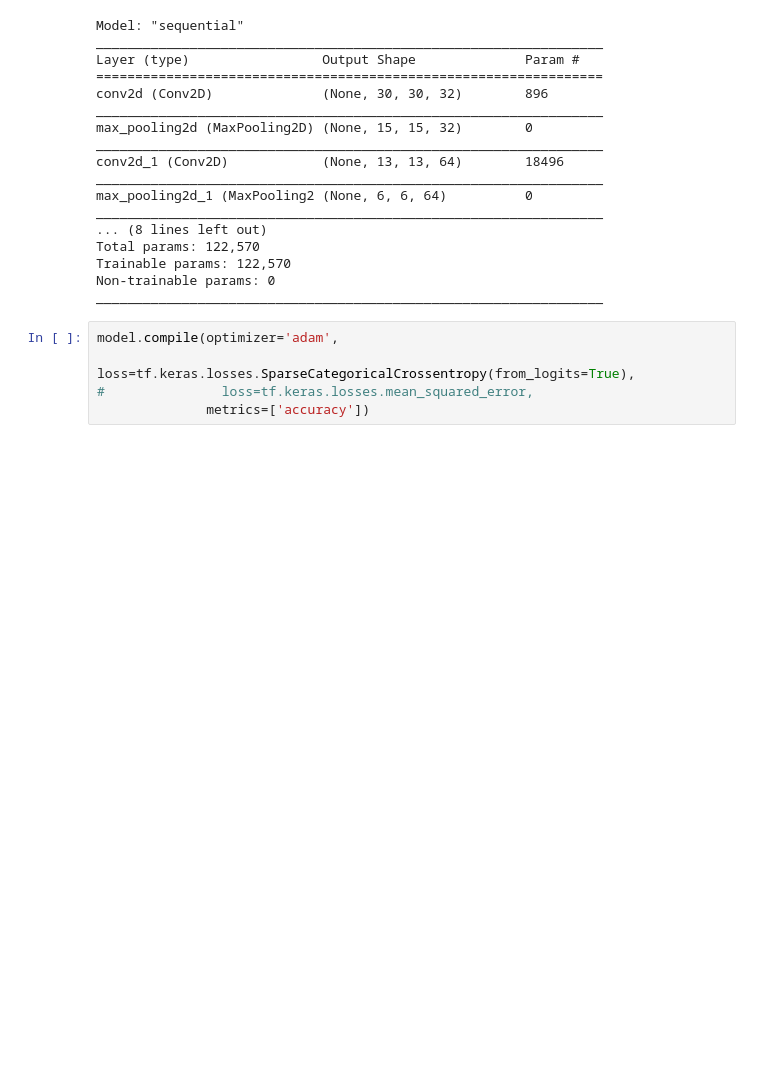
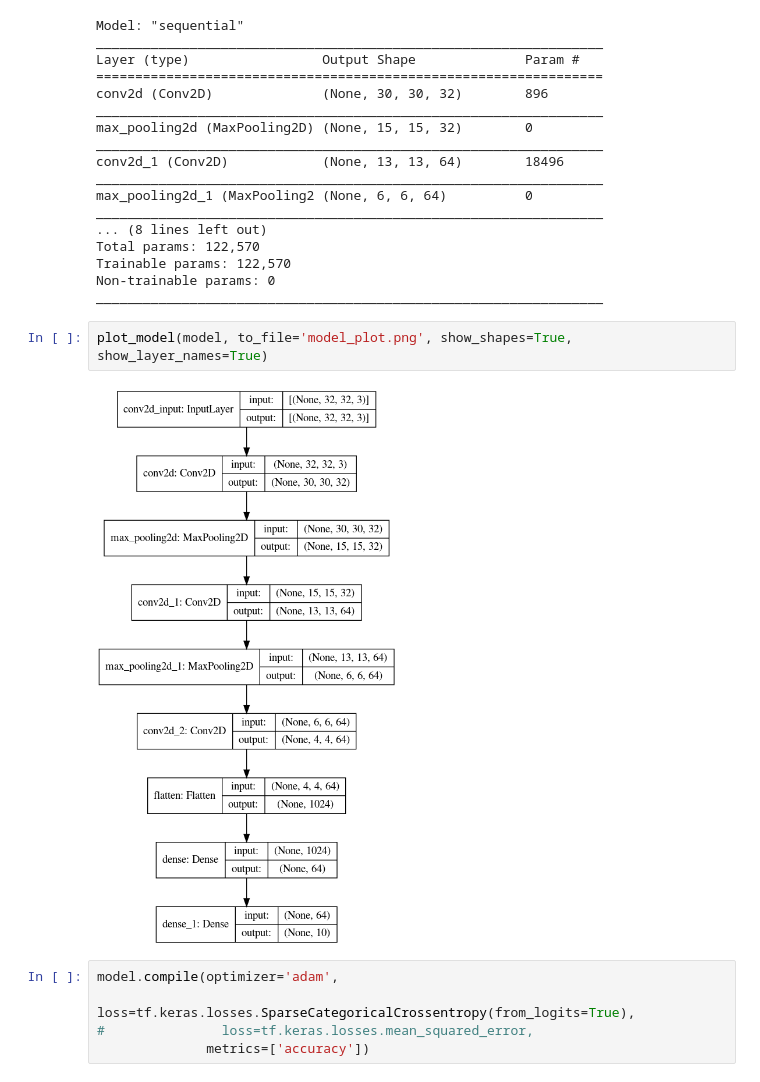
Before and after one commit to igomezv/DLCIMATAGS, a Jupyter notebook: notebooks/Intro_Conv_nets.ipynb, the cells around one changed output. Cells and saved outputs as stored; diff of their text form; blank space fills up the shorter version.

```diff
--- a/notebooks/Intro_Conv_nets.ipynb
+++ b/notebooks/Intro_Conv_nets.ipynb
@@ -112,6 +116,10 @@ Total params: 122,570
 Trainable params: 122,570
 Non-trainable params: 0
 _________________________________________________________________
+# %%
+plot_model(model, to_file='model_plot.png', show_shapes=True, show_layer_names=True)
+# %% [output]
+[figure, added]
 # %%
 model.compile(optimizer='adam',
               loss=tf.keras.losses.SparseCategoricalCrossentropy(from_logits=True),
```
Also changed, not shown: parts of 10 cells of this notebook.
